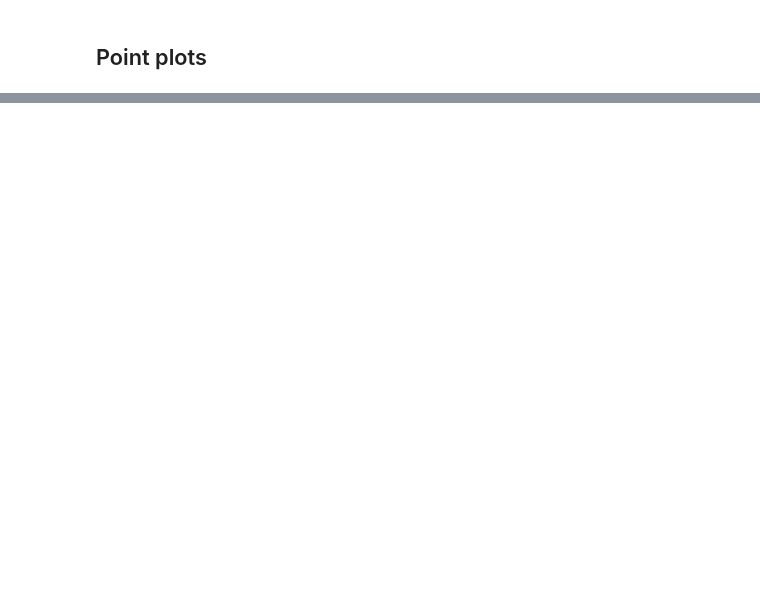
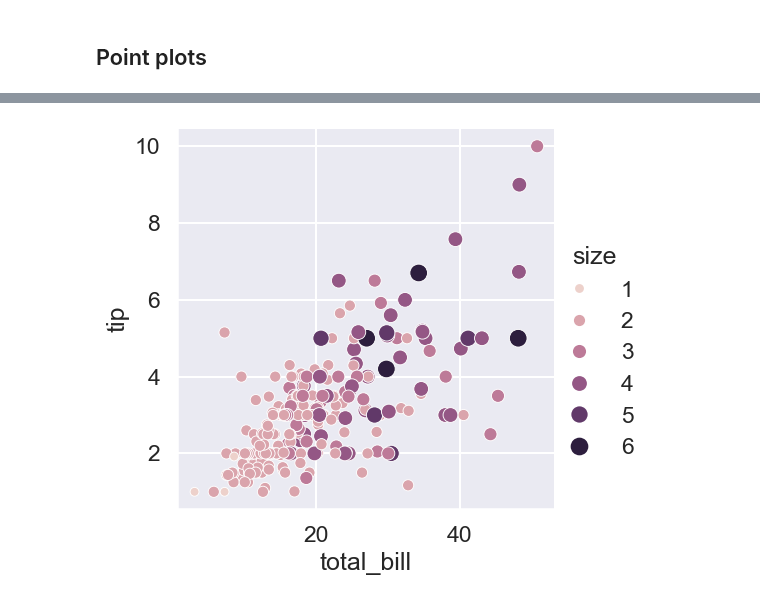
Before and after one commit to andrewch28/DataCamp, a Jupyter notebook: 7)Seaborn.ipynb, the cells around one changed output, grey strips where cells are left out. Drawn from its saved outputs; the diff is of its cells as text; code cells hidden in the pictures; blank space fills up the shorter version.

```diff
--- a/7)Seaborn.ipynb
+++ b/7)Seaborn.ipynb
@@ -207,0 +242,14 @@ Hope this works
+# %%
+sns.set_style("darkgrid")
+
+sns.relplot(x="total_bill",
+            y="tip",
+            data=tips,
+            kind="scatter",
+            size="size",
+            hue="size"
+)
+
+plt.show()
+# %% [output]
+[figure, added]
```
Also changed, not shown: parts of 35 cells of this notebook.
